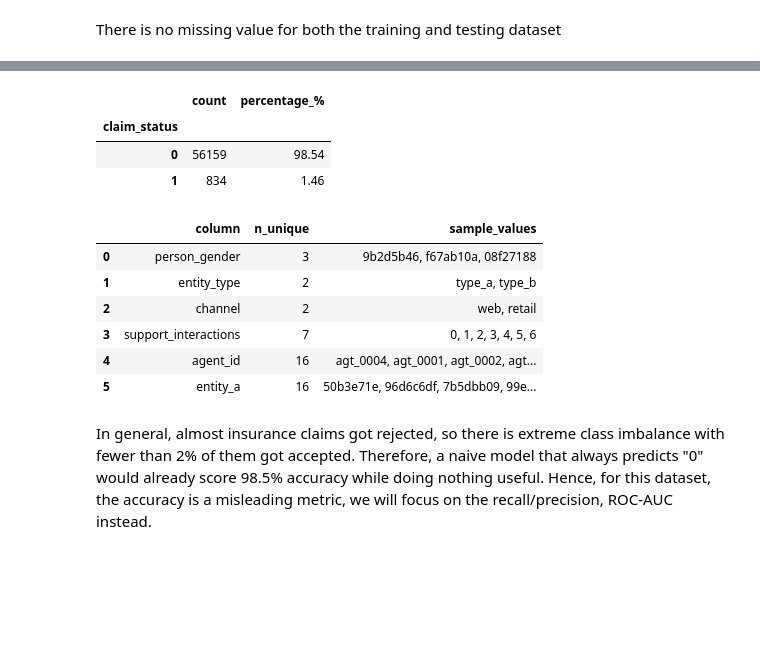
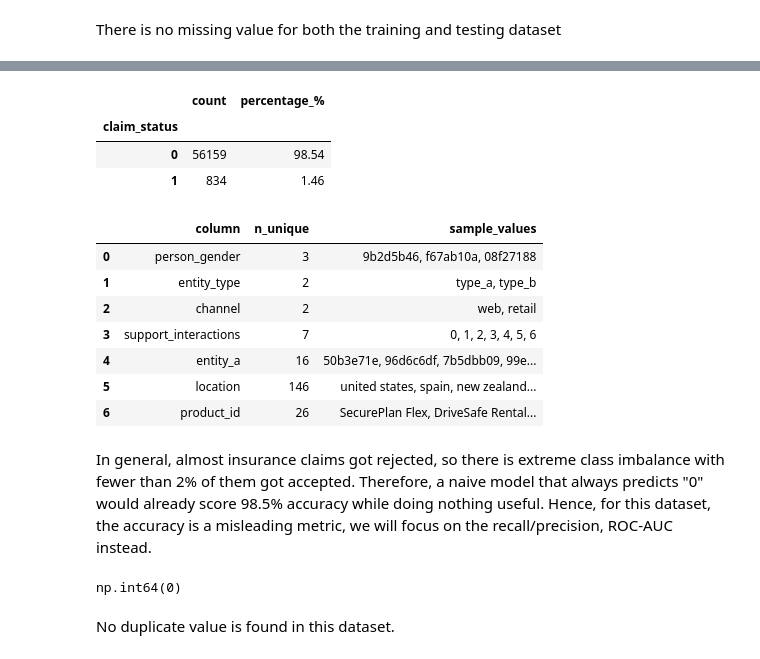
Before and after one commit to agastyaharta/ml_regression_classification, a Jupyter notebook: insurance_classification.ipynb, the cells around one changed output, grey strips where cells are left out. Drawn from its saved outputs; the diff is of its cells as text; code cells hidden in the pictures; blank space fills up the shorter version.

```diff
--- a/insurance_classification.ipynb
+++ b/insurance_classification.ipynb
@@ -158,37 +179,41 @@ There is no missing value for both the training and testing dataset
 # %%
 claim_counts = train['claim_status'].value_counts().sort_index()
-claim_pct    = (claim_counts / len(df) * 100).round(2)
+claim_pct    = (claim_counts / len(train) * 100).round(2)
 
 claim_df = (
     pd.DataFrame({'count': claim_counts, 'percentage_%': claim_pct})
-      .rename_axis("claim_status")
-)
+      .rename_axis("claim_status"))
 display(claim_df)
 cat_cols = ['person_gender', 'entity_type', 'channel',
-            'support_interactions', 'agent_id', 'entity_a']
+            'support_interactions', 'entity_a', 'location','product_id']
 
 rows = []
 for col in cat_cols:
     uniques = train[col].unique()
     rows.append({
         "column": col,
         "n_unique": len(uniques),
         "sample_values": ', '.join(map(str, uniques[:10])) + (' …' if len(uniques) > 10 else '')
     })
 
 unique_df = pd.DataFrame(rows)
 display(unique_df)
 # %% [output]
 |  | count | percentage_% |
 | claim_status |  |  |
 | 0 | 56159 | 98.54 |
 | 1 | 834 | 1.46 |
 |  | column | n_unique | sample_values |
 | 0 | person_gender | 3 | 9b2d5b46, f67ab10a, 08f27188 |
 | 1 | entity_type | 2 | type_a, type_b |
 | 2 | channel | 2 | web, retail |
 | 3 | support_interactions | 7 | 0, 1, 2, 3, 4, 5, 6 |
-| 4 | agent_id | 16 | agt_0004, agt_0001, agt_0002, agt... |
-| 5 | entity_a | 16 | 50b3e71e, 96d6c6df, 7b5dbb09, 99e... |
+| 4 | entity_a | 16 | 50b3e71e, 96d6c6df, 7b5dbb09, 99e... |
+| 5 | location | 146 | united states, spain, new zealand... |
+| 6 | product_id | 26 | SecurePlan Flex, DriveSafe Rental... |
 # %% [markdown]
 In general, almost insurance claims got rejected, so there is extreme class imbalance with fewer than 2% of them got accepted. Therefore, a naive model that always predicts "0" would already score 98.5% accuracy while doing nothing useful. Hence, for this dataset, the accuracy is a misleading metric, we will focus on the recall/precision, ROC-AUC instead.
+# %%
+train.duplicated().sum()
+# %% [output]
+np.int64(0)
@@ -194,0 +223,2 @@ In general, almost insurance claims got rejected, so there is extreme class imba
+# %% [markdown]
+No duplicate value is found in this dataset.
```
Also changed, not shown: parts of 97 cells of this notebook.
